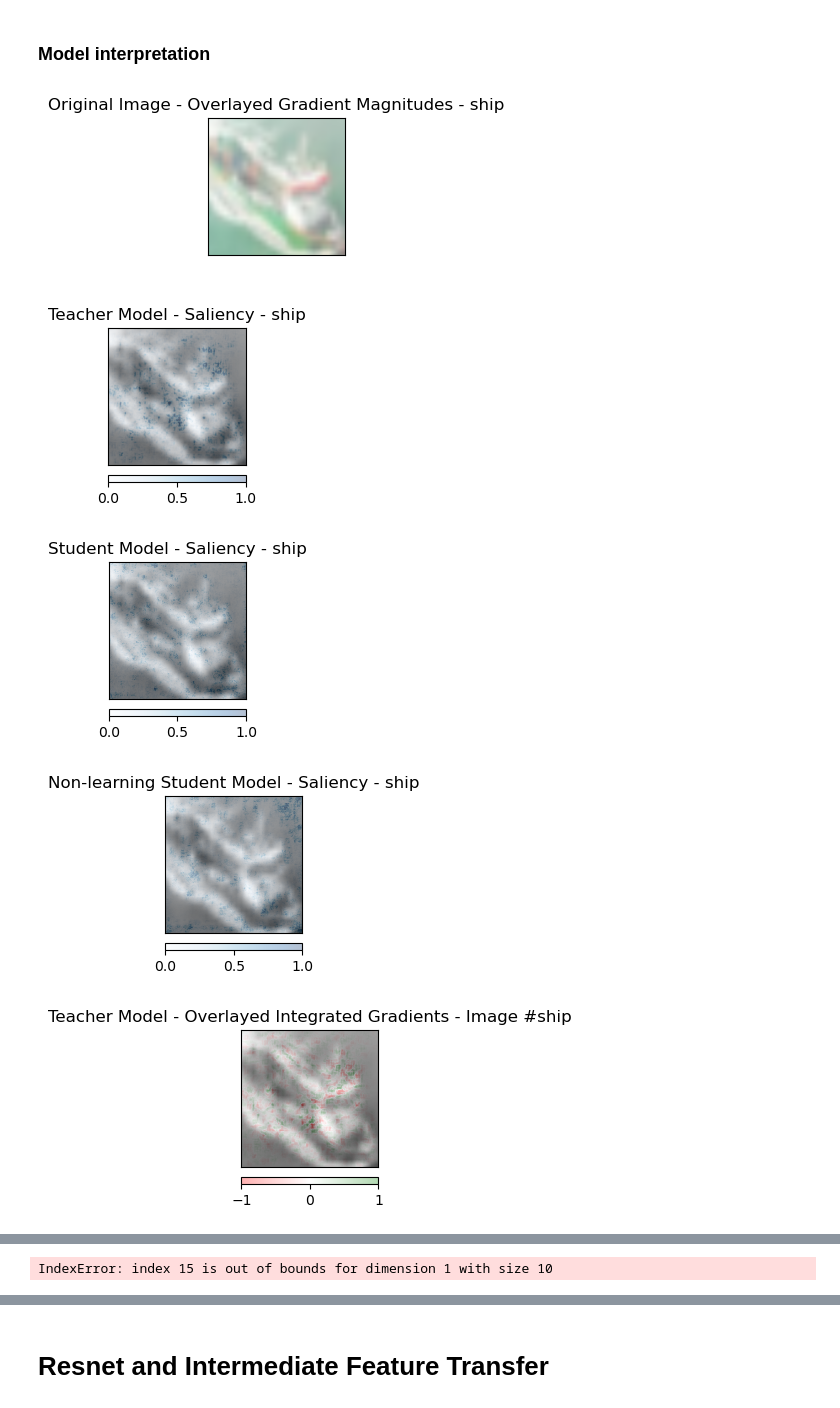
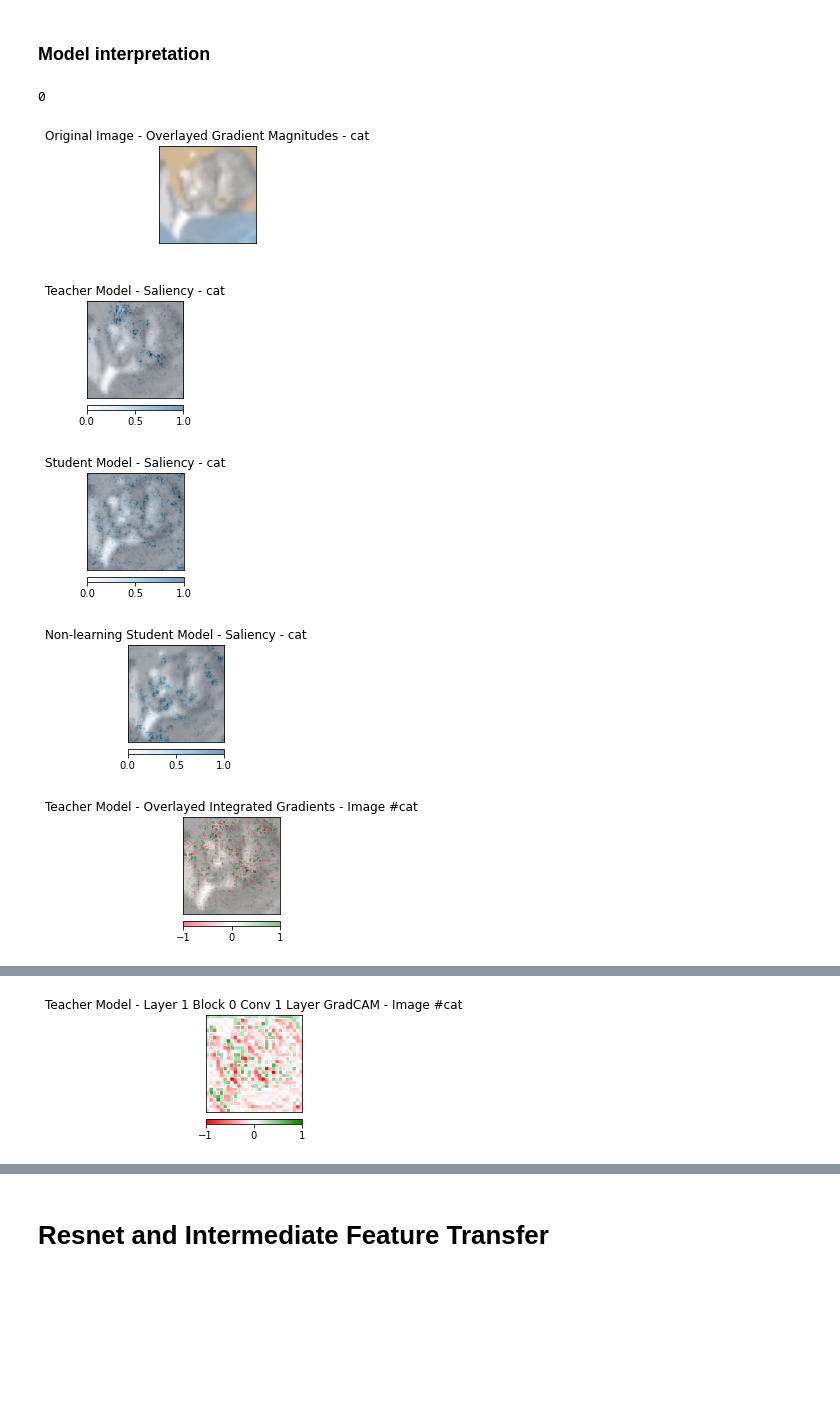
Before and after one commit to mtllcr/teacher-student-network, a Jupyter notebook: teacher-student-notebook.ipynb, the cells around one changed output, grey strips where cells are left out. Saved outputs shown, nothing was run; the diff lists cells and outputs as text; code cells hidden in the pictures; blank space fills up the shorter version.

Commit message:
tuned feature transfer student

```diff
--- a/teacher-student-notebook.ipynb
+++ b/teacher-student-notebook.ipynb
@@ -247,7 +245,7 @@ def show_saliency_map(model, data_loader,title, img_index=3 ):
     classes = ('plane', 'car', 'bird', 'cat','deer', 'dog', 'frog', 'horse', 'ship', 'truck')
     img_label = classes[labels[img_index]]
     _ = viz.visualize_image_attr(gradients, original_image , fig_size =(2,2),
-                                 method="blended_heat_map", alpha_overlay=0.3, sign="absolute_value",
+                                 method="blended_heat_map",   sign="absolute_value",
                               show_colorbar=True, title= title + " - Saliency - " + img_label )
     return gradients
 
@@ -267,7 +265,7 @@ def show_integrated_grad(model, data_loader,title , img_index=3 ):
     ig = np.transpose(ig.squeeze().cpu().detach().numpy(), (1, 2, 0))
     classes = ('plane', 'car', 'bird', 'cat','deer', 'dog', 'frog', 'horse', 'ship', 'truck')
     img_label = classes[labels[img_index]]
-    _ = viz.visualize_image_attr(ig, original_image,fig_size =(2,2), method="blended_heat_map",alpha_overlay=0.3,sign="all",
+    _ = viz.visualize_image_attr(ig, original_image,fig_size =(2,2), method="blended_heat_map", sign="all",
                               show_colorbar=True, title= title + " - Overlayed Integrated Gradients - Image #" + img_label)
 
     return None
@@ -283,10 +281,10 @@ def layer_gradCAM(model, conv_layer, data_loader,title, img_index=3):
     input.requires_grad = True
     model.eval()
     layer_gradcam = LayerGradCam(model, conv_layer)
-    attributions_lgc = layer_gradcam.attribute(input, target=img_index)
+    attributions_lgc = layer_gradcam.attribute(input, target=img_index.item())
     upsamp_attr_lgc = LayerAttribution.interpolate(attributions_lgc, input.shape[2:])
     upsamp_attr_lgc = upsamp_attr_lgc[0].cpu().permute(1,2,0).detach().numpy()
-    _ = viz.visualize_image_attr(upsamp_attr_lgc,original_image,fig_size =(2,2),show_colorbar=True,alpha_overlay=0.3,
+    _ = viz.visualize_image_attr(upsamp_attr_lgc,original_image,fig_size =(2,2),show_colorbar=True ,
                              sign="all",
                              title=  title + " Layer GradCAM - Image #" + img_label)
     return None
@@ -500,30 +518,52 @@ elif save_model_to_local_drive:
 # %% [markdown]
 ### Model interpretation
 # %%
-img_index=15
+img_index_list = np.arange(0,4)
+avg_distance_teacher = np.empty((0,))
+avg_distance_learning_student = np.empty((0,))
+avg_distance_non_learning_student = np.empty((0,))
+for img_index in img_index_list:
+    print(img_index)
+    show_org_img(model = teacher_resnet50, data_loader = test_loader_nonorm,title = 'Original Image', img_index=img_index)
+    saliency_teacher = show_saliency_map(model = teacher_resnet50, data_loader = test_loader_nonorm,title = 'Teacher Model', img_index=img_index)
+    saliency_learning_student = show_saliency_map(model = learning_student, data_loader = test_loader_nonorm,title = 'Student Model', img_index=img_index)
+    saliency_non_learning_student = show_saliency_map(model = non_learning_student, data_loader = test_loader_nonorm,title = 'Non-learning Student Model', img_index=img_index)
+    show_integrated_grad(model = teacher_resnet50, data_loader = test_loader_nonorm,title = 'Teacher Model', img_index=img_index)
+    show_integrated_grad(model = learning_student, data_loader = test_loader_nonorm,title = 'Student Model', img_index=img_index)
+    show_integrated_grad(model = non_learning_student, data_loader = test_loader_nonorm,title = 'Non-learning Student Model', img_index=img_index)
 
-show_org_img(model = teacher_resnet50, data_loader = test_loader_nonorm,title = 'Original Image', img_index=img_index)
-saliency_teacher = show_saliency_map(model = teacher_resnet50, data_loader = test_loader_nonorm,title = 'Teacher Model', img_index=img_index)
-saliency_learning_student = show_saliency_map(model = learning_student, data_loader = test_loader_nonorm,title = 'Student Model', img_index=img_index)
-saliency_non_learning_student = show_saliency_map(model = non_learning_student, data_loader = test_loader_nonorm,title = 'Non-learning Student Model', img_index=img_index)
-show_integrated_grad(model = teacher_resnet50, data_loader = test_loader_nonorm,title = 'Teacher Model', img_index=img_index)
-show_integrated_grad(model = learning_student, data_loader = test_loader_nonorm,title = 'Student Model', img_index=img_index)
-show_integrated_grad(model = non_learning_student, data_loader = test_loader_nonorm,title = 'Non-learning Student Model', img_index=img_index)
+    model = teacher_resnet50
+    conv_layer = model.layer2[0].conv2
+    layer_gradCAM(model = model, conv_layer = conv_layer, data_loader = test_loader_nonorm, title = 'Teacher Model - Layer 1 Block 0 Conv 1', img_index=img_index)
 
-model = teacher_resnet50
-conv_layer = model.layer1[0].conv1
-layer_gradCAM(model = model, conv_layer = conv_layer, data_loader = test_loader_nonorm, title = 'Teacher Model - Layer 1 Block 0 Conv 1', img_index=img_index)
+    model = learning_student
+    conv_layer = model.conv3
+    layer_gradCAM(model = model, conv_layer = conv_layer, data_loader = test_loader_nonorm, title = 'Student Model -  Conv 3', img_index=img_index)
 
-model = learning_student
-conv_layer = model.conv3
-layer_gradCAM(model = model, conv_layer = conv_layer, data_loader = test_loader_nonorm, title = 'Student Model -  Conv 3', img_index=img_index)
+    model = non_learning_student
+    conv_layer = model.conv3
+    layer_gradCAM(model = model, conv_layer = conv_layer, data_loader = test_loader_nonorm, title = 'Non-learning Student Model -  Conv 3', img_index=img_index)
 
-model = non_learning_student
-conv_layer = model.conv3
-layer_gradCAM(model = model, conv_layer = conv_layer, data_loader = test_loader_nonorm, title = 'Non-learning Student Model -  Conv 3', img_index=img_index)
+    saliency_teacher = saliency_teacher.mean(axis = (2))
+    saliency_teacher_mean = weighted_average_distance(saliency_teacher)
+    avg_distance_teacher = np.append(avg_distance_teacher,saliency_teacher_mean)
+
+    saliency_learning_student = saliency_learning_student.mean(axis = (2))
+    saliency_learning_student_mean = weighted_average_distance(saliency_learning_student)
+    avg_distance_learning_student = np.append(avg_distance_learning_student,saliency_learning_student_mean)
+
+    saliency_non_learning_student = saliency_non_learning_student.mean(axis = (2))
+    saliency_non_learning_student_mean = weighted_average_distance(saliency_non_learning_student)
+    avg_distance_non_learning_student = np.append(avg_distance_non_learning_student,saliency_non_learning_student_mean)
+
+print("Weighted Average Distance Teacher:", avg_distance_teacher)
+print("Weighted Average Distance Learning:", avg_distance_learning_student)
+print("Weighted Average Distance Non-Learning:", avg_distance_non_learning_student)
+print('here')
 # %% [output]
+0
-[figure, old version]
+[figure, new version]
-[figure, old version]
+[figure, new version]
-[figure, old version]
+[figure, new version]
-[figure, old version]
+[figure, new version]
-[figure, old version]
+[figure, new version]
@@ -532 +572 @@ layer_gradCAM(model = model, conv_layer = conv_layer, data_loader = test_loader_
-IndexError: index 15 is out of bounds for dimension 1 with size 10
+[figure, added]
```
Also changed, not shown: parts of 8 cells of this notebook, 1 other file.
